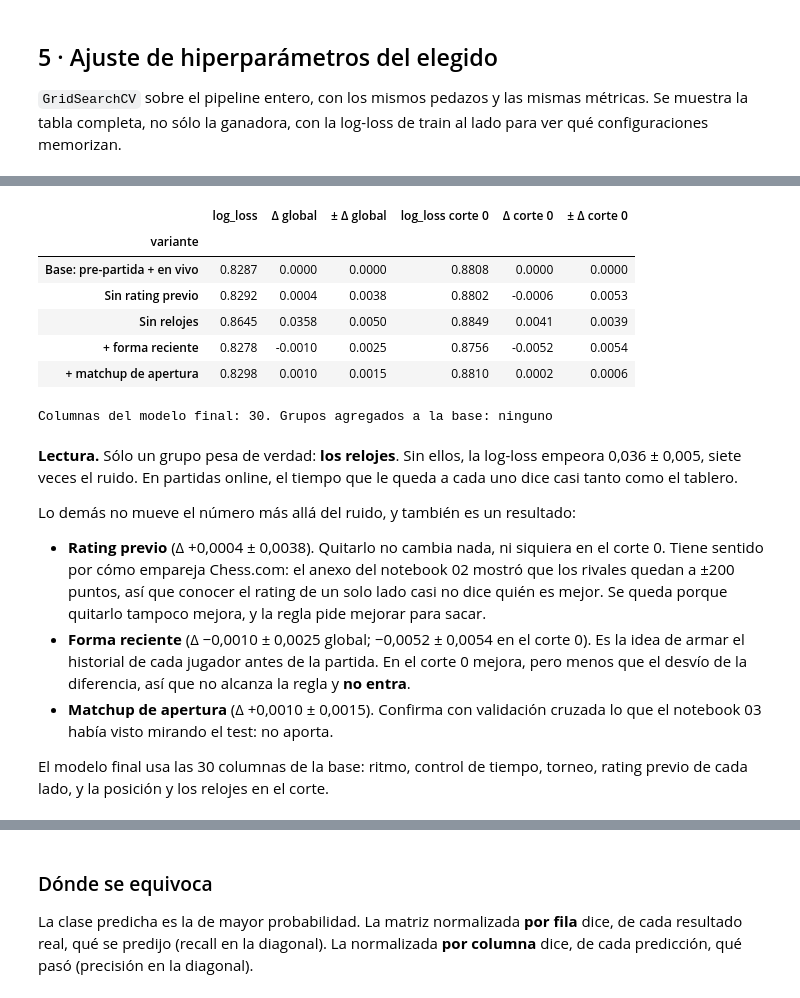
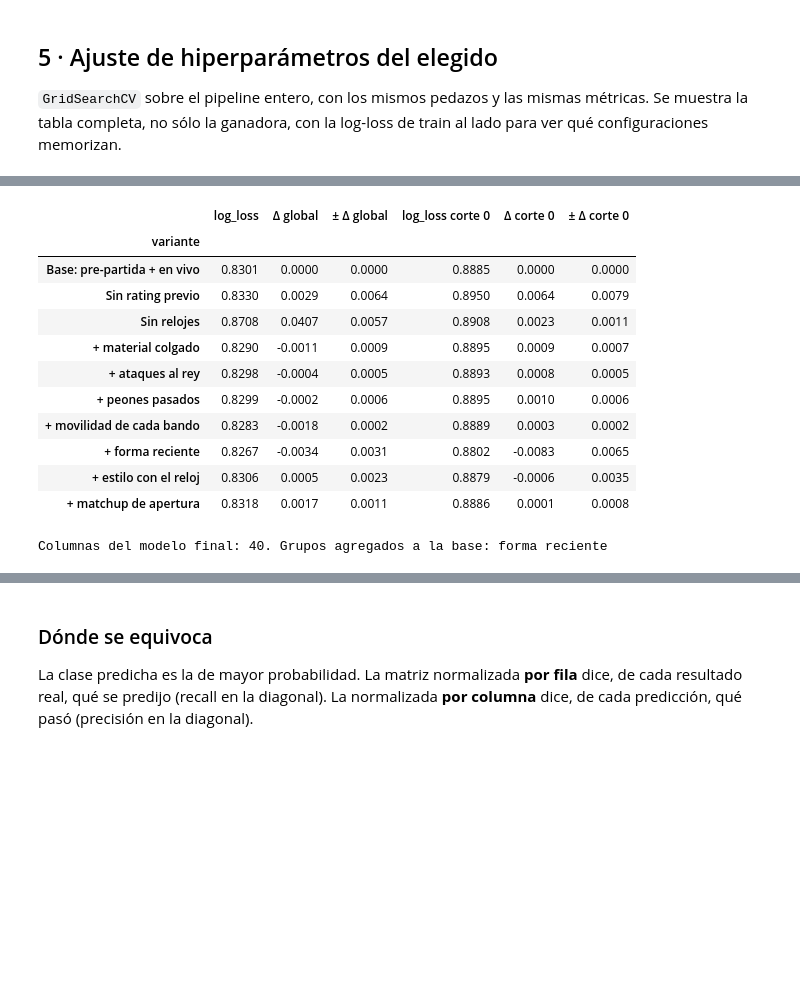
Before and after one commit to BautistaAlosMartorell/chess-outcome-prediction, a Jupyter notebook: notebooks/04_modelado.ipynb, the cells around one changed output, grey strips where cells are left out. Drawn from its saved outputs; the diff is of its cells as text; code cells hidden in the pictures; blank space fills up the shorter version.

```diff
--- a/notebooks/04_modelado.ipynb
+++ b/notebooks/04_modelado.ipynb
@@ -121,10 +122,12 @@ assert sorted(cuts["corte_ply"].unique()) == sorted(CUTS), "La tabla de cortes n
 usernames = load_selection(PROJECT_ROOT / config["player_selection"]["selection_path"])
 template = config["chess_com"]["raw_filename_template"]
 raw_paths = {u: PROJECT_ROOT / config["paths"]["raw_dir"] / template.format(username=u) for u in usernames}
-games = add_prior_ratings(games, reconstruct_prior_ratings(raw_paths))
-games = add_recent_form(games, reconstruct_recent_form(raw_paths, games[["GameUrl", "StartTime"]]))
+histories = player_history_payloads(raw_paths, games[["GameUrl", "StartTime"]])
+games = attach_player_histories(games, histories)
+# Only for describing coverage/range; model inputs contain no aggregated history columns.
+observed_history = PlayerHistoryTransformer(HISTORY_FEATURES).fit_transform(games)
 
-# The selected account of each game (white when both are selected, 14 games): only used to group in section 4.
+# The selected account (white when both are selected): grouping only, never a predictor.
 selected = {u.lower() for u in usernames}
 white_selected = games["White"].str.lower().isin(selected)
 games["jugador"] = games["White"].str.lower().where(white_selected, games["Black"].str.lower())
@@ -135,11 +138,11 @@ LEAKY = [
     "WhiteElo", "BlackElo", "diferencia_elo", "elo_promedio", "nivel_promedio", "es_sorpresa",
     "Termination", "cantidad_jugadas", "EndTime", "ECO", "Opening", "familia_apertura",
 ]
-assert not set(LEAKY) & set(PRE_GAME + LIVE + FORM + MATCHUP), "Una columna con fuga quedó entre las candidatas"
+assert not set(LEAKY) & set(PRE_GAME + LIVE + POSITION + FORM + STYLE + MATCHUP), "Una columna con fuga quedó entre las candidatas"
 
-context_columns = ["GameUrl", "StartTime", "EndTime", "jugador", *PRE_GAME, *FORM, *MATCHUP]
+context_columns = ["GameUrl", "StartTime", "EndTime", "jugador", *PRE_GAME, *FORM, *STYLE, *MATCHUP, *HISTORY_INPUTS[1:]]
 rows_before = len(cuts)
-data = cuts.merge(games[context_columns], on="GameUrl", how="left", validate="many_to_one")
+data = cuts.merge(games.reindex(columns=context_columns), on="GameUrl", how="left", validate="many_to_one")
 assert len(data) == rows_before, "Fan-out detectado al unir el contexto de la partida"
 # matchup_apertura is read from plies 1 and 2: at cut 0 it is still a future move, and so are its rates.
 not_played = data["corte_ply"] < 2
@@ -148,10 +151,20 @@ data.loc[not_played, MATCHUP[1:]] = np.nan
 print(f"Filas (partida, corte): {len(data):,} de {data['GameUrl'].nunique():,} partidas, {data['corte_ply'].nunique()} cortes")
 
 coverage = pd.Series({
-    "rating previo de blancas": games["elo_blancas_previo"].notna().mean(),
-    "rating previo de negras": games["elo_negras_previo"].notna().mean(),
-    "forma reciente de blancas": games["forma_ultimas10_blancas"].notna().mean(),
-    "forma reciente de negras": games["forma_ultimas10_negras"].notna().mean(),
+    "rating previo de blancas": observed_history["elo_blancas_previo"].notna().mean(),
+    "rating previo de negras": observed_history["elo_negras_previo"].notna().mean(),
+    "forma reciente de blancas": observed_history["forma_ultimas10_blancas"].notna().mean(),
+    "forma reciente de negras": observed_history["forma_ultimas10_negras"].notna().mean(),
 }, name="% de partidas").mul(100)
 display(coverage.to_frame().round(1))
+# Audit of the former shift-only reconstruction, without using those values as features.
+unsafe = 0
+modeled_urls = set(games["GameUrl"])
+for payload in histories.values():
+    previous_end = {}
+    for end, rhythm, rating, score, timeout, clock, start, url in payload:
+        if url in modeled_urls and rhythm in previous_end and previous_end[rhythm] >= start:
+            unsafe += 1
+        previous_end[rhythm] = end
+print(f"Anomalía del historial anterior: {unsafe:,} observaciones propias con cierre previo >= inicio actual; excluidas por el transformador")
 # %% [output]
@@ -200,6 +212,7 @@ for k, (fit_rows, val_rows) in enumerate(FOLDS, start=1):
     fit_part, val_part = cv_data.iloc[fit_rows], cv_data.iloc[val_rows]
     assert set(fit_part["GameUrl"]).isdisjoint(val_part["GameUrl"]), "Una partida quedó de los dos lados"
     assert fit_part["StartTime"].max() <= val_part["StartTime"].min(), "Se valida con una partida anterior"
+    assert fit_part["EndTime"].max() < val_part["StartTime"].min(), "Un resultado de train aún no existía al validar"
     fold_rows.append({
         "fold": k,
         "partidas entrenamiento": fit_part["GameUrl"].nunique(), "filas entrenamiento": len(fit_part),
@@ -269,7 +282,7 @@ def make_classifier(family, columns):
                 ("imputar", SimpleImputer(strategy="median", add_indicator=True)), ("escalar", StandardScaler()),
             ]), numeric),
         ])
-        return Pipeline([("prep", prep), ("modelo", LogisticRegression(max_iter=2000))])
+        return Pipeline([("historial", PlayerHistoryTransformer(columns)), ("prep", prep), ("modelo", LogisticRegression(max_iter=2000))])
     if family == "bosque":
         prep = ColumnTransformer([
             ("categoricas", OneHotEncoder(handle_unknown="ignore"), categorical),
@@ -278,7 +291,7 @@ def make_classifier(family, columns):
         forest = RandomForestClassifier(
             n_estimators=200, min_samples_leaf=50, max_samples=0.3, n_jobs=-1, random_state=RANDOM_STATE
         )
-        return Pipeline([("prep", prep), ("modelo", forest)])
+        return Pipeline([("historial", PlayerHistoryTransformer(columns)), ("prep", prep), ("modelo", forest)])
     if family == "boosting":
         # Native NaN support, so no imputer; categories go in as integer codes declared categorical.
         prep = ColumnTransformer(
@@ -289,7 +302,7 @@ def make_classifier(family, columns):
         boosting = HistGradientBoostingClassifier(
             categorical_features=categorical, early_stopping=False, random_state=RANDOM_STATE
         )
-        return Pipeline([("prep", prep), ("modelo", boosting)])
+        return Pipeline([("historial", PlayerHistoryTransformer(columns)), ("prep", prep), ("modelo", boosting)])
     raise ValueError(f"Familia desconocida: {family}")
 
 
@@ -307,7 +320,7 @@ def score_table(get, n_folds, fit_seconds):
 def run_cv(estimator, columns, cv=None, groups=None):
     """cross_validate on the CV sample with the temporal folds (or the cv given)."""
     result = cross_validate(
-        estimator, model_frame(cv_data, columns), y_cv, groups=groups, cv=FOLDS if cv is None else cv,
+        estimator, model_input_frame(cv_data, columns), y_cv, groups=groups, cv=FOLDS if cv is None else cv,
         scoring=SCORING, return_train_score=True,
     )
     return score_table(lambda key: result[key], len(result["fit_time"]), result["fit_time"])
@@ -453,7 +468,7 @@ GRIDS = {
 grid = {f"modelo__{name}": values for name, values in GRIDS[CHOSEN_FAMILY].items()}
 search = GridSearchCV(
     make_classifier(CHOSEN_FAMILY, BASE_COLUMNS), grid, cv=FOLDS, scoring=SCORING, refit=False, return_train_score=True,
-).fit(model_frame(cv_data, BASE_COLUMNS), y_cv)
+).fit(model_input_frame(cv_data, BASE_COLUMNS), y_cv)
 
 results = search.cv_results_
 grid_table = pd.DataFrame(list(results["params"])).rename(columns=lambda c: c.removeprefix("modelo__"))
@@ -531,35 +553,42 @@ Sobre el modelo ajustado se quita o se agrega un grupo por vez, y se compara ped
 # %%
 ABLATION = {
     "Sin rating previo": [c for c in BASE_COLUMNS if c not in ("elo_blancas_previo", "elo_negras_previo")],
     "Sin relojes": [c for c in BASE_COLUMNS if c not in CLOCKS],
+    **{f"+ {name}": BASE_COLUMNS + columns for name, columns in POSITION_GROUPS.items()},
     "+ forma reciente": BASE_COLUMNS + FORM,
+    "+ estilo con el reloj": BASE_COLUMNS + STYLE,
     "+ matchup de apertura": BASE_COLUMNS + MATCHUP,
 }
 ablation = {"Base: pre-partida + en vivo": tuned_scores}
 for name, columns in ABLATION.items():
     ablation[name] = run_cv(make_classifier(CHOSEN_FAMILY, columns).set_params(**BEST_PARAMS), columns)
 
 base = ablation["Base: pre-partida + en vivo"]
 ablation_rows = []
 for name, scores in ablation.items():
     diff, diff0 = paired_difference(scores, base), paired_difference(scores, base, metric="log_loss_corte0")
     ablation_rows.append({
         "variante": name, "log_loss": scores["log_loss"].mean(),
         "Δ global": diff.mean(), "± Δ global": diff.std(ddof=1) if name in ABLATION else 0.0,
         "log_loss corte 0": scores["log_loss_corte0"].mean(),
         "Δ corte 0": diff0.mean(), "± Δ corte 0": diff0.std(ddof=1) if name in ABLATION else 0.0,
     })
 ablation_table = pd.DataFrame(ablation_rows).set_index("variante")
 with pd.option_context("display.float_format", "{:.4f}".format):
     display(ablation_table)
 # %% [output]
 |  | log_loss | Δ global | ± Δ global | log_loss corte 0 | Δ corte 0 | ± Δ corte 0 |
 | variante |  |  |  |  |  |  |
-| Base: pre-partida + en vivo | 0.8287 | 0.0000 | 0.0000 | 0.8808 | 0.0000 | 0.0000 |
-| Sin rating previo | 0.8292 | 0.0004 | 0.0038 | 0.8802 | -0.0006 | 0.0053 |
-| Sin relojes | 0.8645 | 0.0358 | 0.0050 | 0.8849 | 0.0041 | 0.0039 |
-| + forma reciente | 0.8278 | -0.0010 | 0.0025 | 0.8756 | -0.0052 | 0.0054 |
-| + matchup de apertura | 0.8298 | 0.0010 | 0.0015 | 0.8810 | 0.0002 | 0.0006 |
+| Base: pre-partida + en vivo | 0.8301 | 0.0000 | 0.0000 | 0.8885 | 0.0000 | 0.0000 |
+| Sin rating previo | 0.8330 | 0.0029 | 0.0064 | 0.8950 | 0.0064 | 0.0079 |
+| Sin relojes | 0.8708 | 0.0407 | 0.0057 | 0.8908 | 0.0023 | 0.0011 |
+| + material colgado | 0.8290 | -0.0011 | 0.0009 | 0.8895 | 0.0009 | 0.0007 |
+| + ataques al rey | 0.8298 | -0.0004 | 0.0005 | 0.8893 | 0.0008 | 0.0005 |
+| + peones pasados | 0.8299 | -0.0002 | 0.0006 | 0.8895 | 0.0010 | 0.0006 |
+| + movilidad de cada bando | 0.8283 | -0.0018 | 0.0002 | 0.8889 | 0.0003 | 0.0002 |
+| + forma reciente | 0.8267 | -0.0034 | 0.0031 | 0.8802 | -0.0083 | 0.0065 |
+| + estilo con el reloj | 0.8306 | 0.0005 | 0.0023 | 0.8879 | -0.0006 | 0.0035 |
+| + matchup de apertura | 0.8318 | 0.0017 | 0.0011 | 0.8886 | 0.0001 | 0.0008 |
 # %%
 def improves(name):
     """Rule from section 1: better than its noise on one front, not worse than its noise on the other."""
@@ -570,24 +599,15 @@ def improves(name):
 
 
 FINAL_COLUMNS = list(BASE_COLUMNS)
-for group, name in [(FORM, "+ forma reciente"), (MATCHUP, "+ matchup de apertura")]:
+ADDED = [(columns, f"+ {name}") for name, columns in POSITION_GROUPS.items()] + [(FORM, "+ forma reciente"), (STYLE, "+ estilo con el reloj"), (MATCHUP, "+ matchup de apertura")]
+for group, name in ADDED:
     if improves(name):
         FINAL_COLUMNS += group
 for group, name in [(["elo_blancas_previo", "elo_negras_previo"], "Sin rating previo"), (CLOCKS, "Sin relojes")]:
     if improves(name):  # removing the group helps, so it goes
         FINAL_COLUMNS = [c for c in FINAL_COLUMNS if c not in group]
 assert not set(LEAKY) & set(FINAL_COLUMNS)
-kept = [label for group, label in [(FORM, "forma reciente"), (MATCHUP, "matchup de apertura")] if set(group) <= set(FINAL_COLUMNS)]
+kept = [name.removeprefix("+ ") for group, name in ADDED if set(group) <= set(FINAL_COLUMNS)]
 print(f"Columnas del modelo final: {len(FINAL_COLUMNS)}. Grupos agregados a la base: {', '.join(kept) or 'ninguno'}")
 # %% [output]
-Columnas del modelo final: 30. Grupos agregados a la base: ninguno
+Columnas del modelo final: 40. Grupos agregados a la base: forma reciente
-# %% [markdown]
-**Lectura.** Sólo un grupo pesa de verdad: **los relojes**. Sin ellos, la log-loss empeora 0,036 ± 0,005, siete veces el ruido. En partidas online, el tiempo que le queda a cada uno dice casi tanto como el tablero.
-
-Lo demás no mueve el número más allá del ruido, y también es un resultado:
-
-- **Rating previo** (Δ +0,0004 ± 0,0038). Quitarlo no cambia nada, ni siquiera en el corte 0. Tiene sentido por cómo empareja Chess.com: el anexo del notebook 02 mostró que los rivales quedan a ±200 puntos, así que conocer el rating de un solo lado casi no dice quién es mejor. Se queda porque quitarlo tampoco mejora, y la regla pide mejorar para sacar.
-- **Forma reciente** (Δ −0,0010 ± 0,0025 global; −0,0052 ± 0,0054 en el corte 0). Es la idea de armar el historial de cada jugador antes de la partida. En el corte 0 mejora, pero menos que el desvío de la diferencia, así que no alcanza la regla y **no entra**.
-- **Matchup de apertura** (Δ +0,0010 ± 0,0015). Confirma con validación cruzada lo que el notebook 03 había visto mirando el test: no aporta.
-
-El modelo final usa las 30 columnas de la base: ritmo, control de tiempo, torneo, rating previo de cada lado, y la posición y los relojes en el corte.
```
Also changed, not shown: parts of 54 cells of this notebook.
